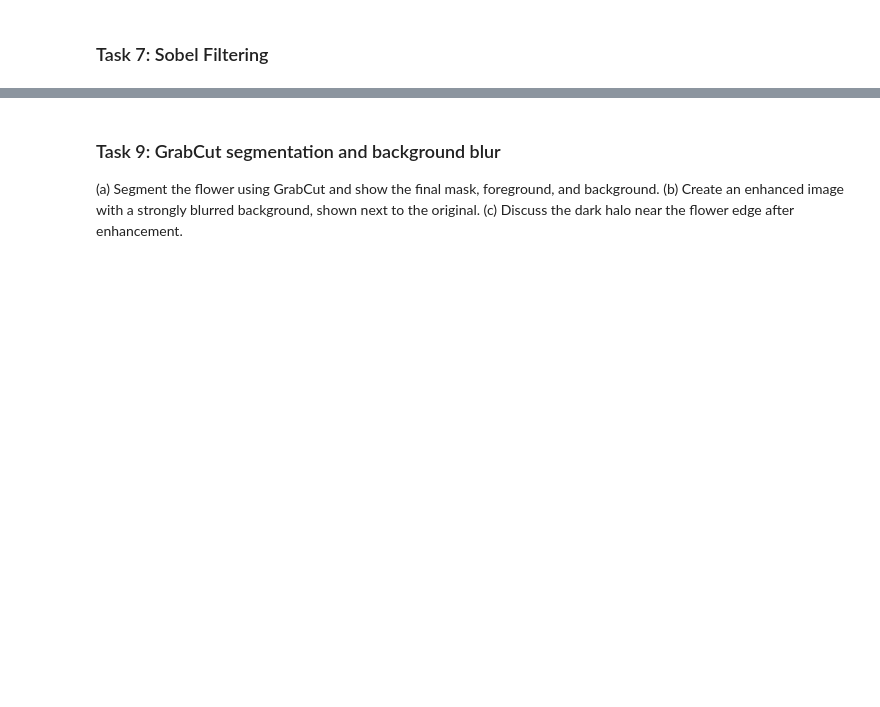
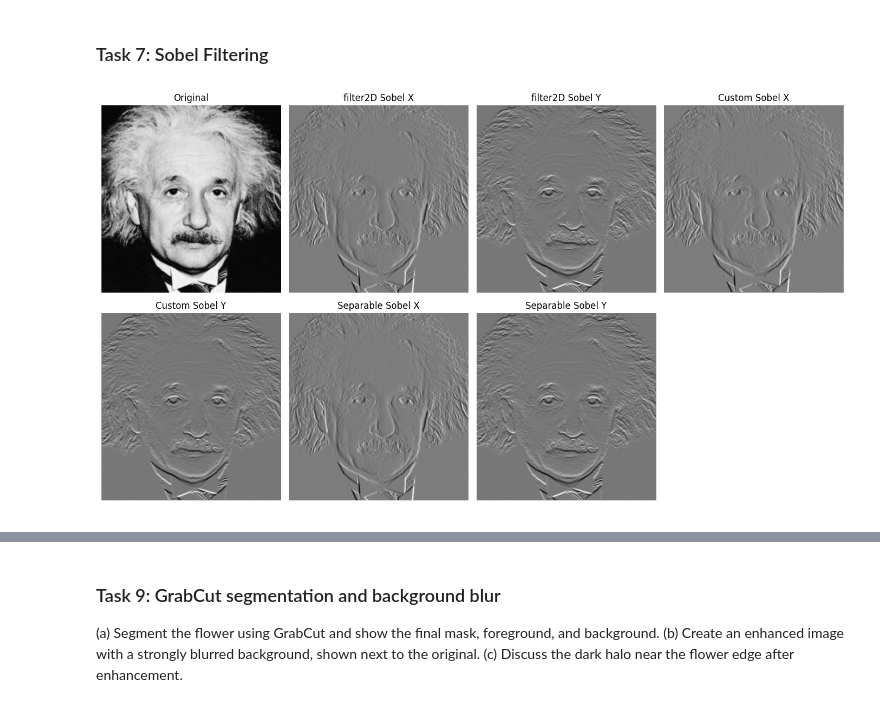
Before and after one commit to NaveenSanjaya/Image-Processing-and-Machine-Vision, a Jupyter notebook: assignment_01/assignment_1.ipynb, the cells around one changed output, grey strips where cells are left out. Saved outputs shown, nothing was run; the diff lists cells and outputs as text; code cells hidden in the pictures; blank space fills up the shorter version.

Commit message:
feat: Implement sobel filter

```diff
--- a/assignment_01/assignment_1.ipynb
+++ b/assignment_01/assignment_1.ipynb
@@ -277,2 +349,71 @@ plt.show()
 # %% [markdown]
 ### Task 7: Sobel Filtering
+# %%
+# Task 7 (simplified): Sobel filtering (einstein)
+# Show only: Original, filter2D, Custom, Separable (gradient magnitude)
+
+# Load image (grayscale)
+img = cv.imread("a1images\\einstein.png", cv.IMREAD_GRAYSCALE)
+if img is None:
+    raise FileNotFoundError("Could not load 'a1images\\einstein.png'. Check the path.")
+
+# Sobel kernels
+sobel_x = np.array([[1, 0, -1],
+                    [2, 0, -2],
+                    [1, 0, -1]])
+
+sobel_y = np.array([[1, 2, 1],
+                    [0, 0, 0],
+                    [-1, -2, -1]])
+
+# (a) filter2D
+im_x = cv.filter2D(img, cv.CV_64F, sobel_x)
+im_y = cv.filter2D(img, cv.CV_64F, sobel_y)
+
+# (b) Custom convolution (exact same logic structure you provided)
+# NOTE: Leaves a 1-pixel zero border (no padding), computes valid 3x3 windows.
+def apply_filter(image, filter):
+    rows, cols = image.shape
+    result = np.zeros((rows, cols), dtype=np.float64)
+
+    for r in range(rows - 2):
+        for c in range(cols - 2):
+            patch = image[r:r+3, c:c+3]
+            result[r + 1, c + 1] = np.sum(filter * patch)
+    return result
+
+im_x_custom = apply_filter(img, sobel_x)
+im_y_custom = apply_filter(img, sobel_y)
+
+
+# (c) Separable (associative property)
+# Gx = [1 2 1]^T * [1 0 -1]
+kernel_gx_col = np.array([[1], [2], [1]], dtype=np.float32) # Column vector
+kernel_gx_row = np.array([[1, 0, -1]], dtype=np.float32) # Row vector
+
+# Gy = [1 0 -1]^T * [1 2 1]
+kernel_gy_col = np.array([[1], [0], [-1]], dtype=np.float32) # Column vector
+kernel_gy_row = np.array([[1, 2, 1]], dtype=np.float32) # Row vector
+
+# Apply separable filters for Gx
+im_x_separable_temp = cv.filter2D(img, cv.CV_64F, kernel_gx_row)
+im_x_separable = cv.filter2D(im_x_separable_temp, cv.CV_64F, kernel_gx_col)
+
+# Apply separable filters for Gy
+im_y_separable_temp = cv.filter2D(img, cv.CV_64F, kernel_gy_row)
+im_y_separable = cv.filter2D(im_y_separable_temp, cv.CV_64F, kernel_gy_col)
+
+# Show outputs
+fig, ax = plt.subplots(2, 4, figsize=(14, 8))
+ax[0, 0].imshow(img, cmap='gray'); ax[0, 0].set_title('Original'); ax[0, 0].axis('off')
+ax[0, 1].imshow(im_x, cmap='gray'); ax[0, 1].set_title('filter2D Sobel X'); ax[0, 1].axis('off')
+ax[0, 2].imshow(im_y, cmap='gray'); ax[0, 2].set_title('filter2D Sobel Y'); ax[0, 2].axis('off')
+ax[0, 3].imshow(im_x_custom, cmap='gray'); ax[0, 3].set_title('Custom Sobel X'); ax[0, 3].axis('off')
+ax[1, 0].imshow(im_y_custom, cmap='gray'); ax[1, 0].set_title('Custom Sobel Y'); ax[1, 0].axis('off')
+ax[1, 1].imshow(im_x_separable, cmap='gray'); ax[1, 1].set_title('Separable Sobel X'); ax[1, 1].axis('off')
+ax[1, 2].imshow(im_y_separable, cmap='gray'); ax[1, 2].set_title('Separable Sobel Y'); ax[1, 2].axis('off')
+ax[1, 3].axis('off')
+
+plt.tight_layout(); plt.show()
+# %% [output]
+[figure, added]
```
Also changed, not shown: parts of 4 cells of this notebook.
